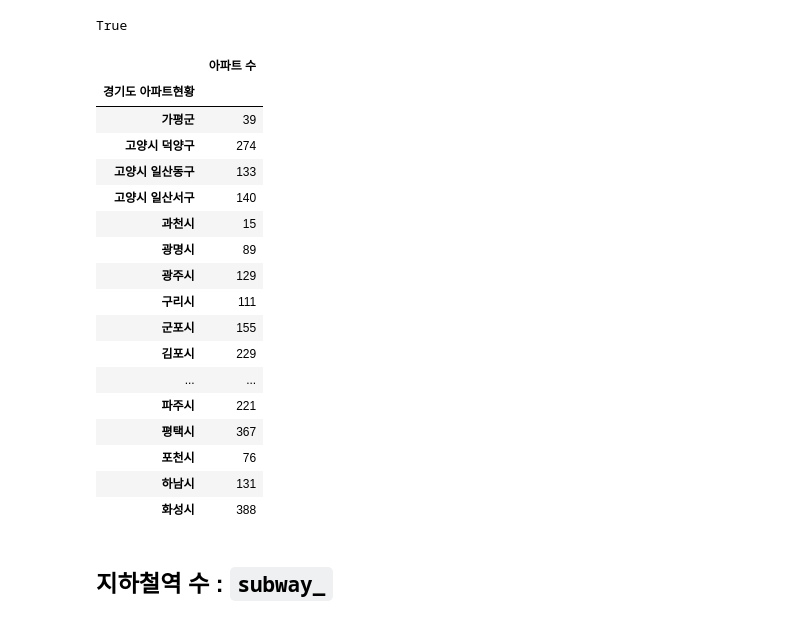
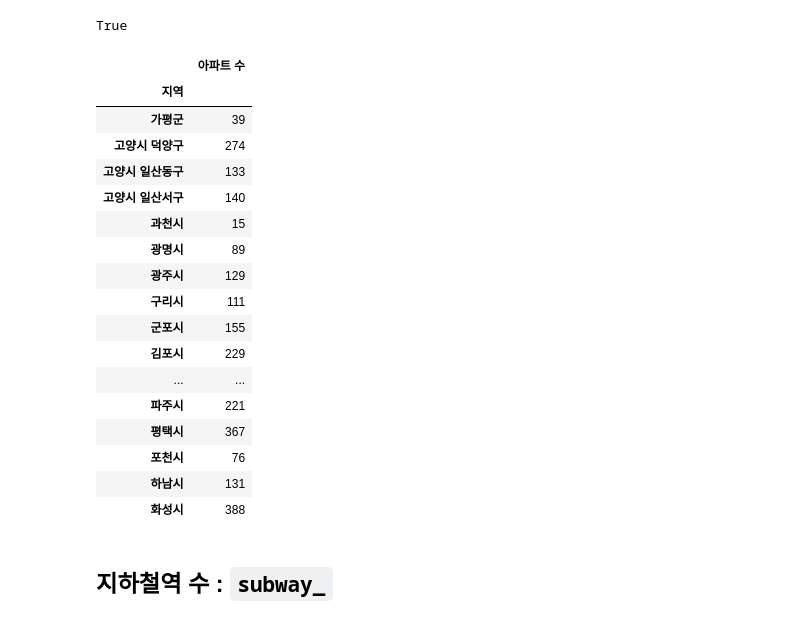
Before and after one commit to govin08/our-socar, a Jupyter notebook: main/code/1201_1230_collect_data.ipynb, the cells around one changed output. Drawn from its saved outputs; the diff is of its cells as text; code cells hidden in the pictures.

```diff
--- a/main/code/1201_1230_collect_data.ipynb
+++ b/main/code/1201_1230_collect_data.ipynb
@@ -553,13 +549,13 @@ sorted(apartment['경기도 아파트현황'].unique()) == regions # 앞서 선
 # %% [output]
 True
 # %%
-apartment.set_index('경기도 아파트현황',inplace=True)
+apartment.rename(columns={'경기도 아파트현황':'지역', '아파트수':'아파트 수'}, inplace=True)
+apartment.set_index('지역',inplace=True)
 apartment = apartment.reindex(regions)
-apartment.rename(columns={'아파트수':'아파트 수'}, inplace=True)
 apartment
 # %% [output]
 |  | 아파트 수 |
-| 경기도 아파트현황 |  |
+| 지역 |  |
 | 가평군 | 39 |
 | 고양시 덕양구 | 274 |
 | 고양시 일산동구 | 133 |
```
Also changed, not shown: parts of 16 cells of this notebook, 6 other files.
